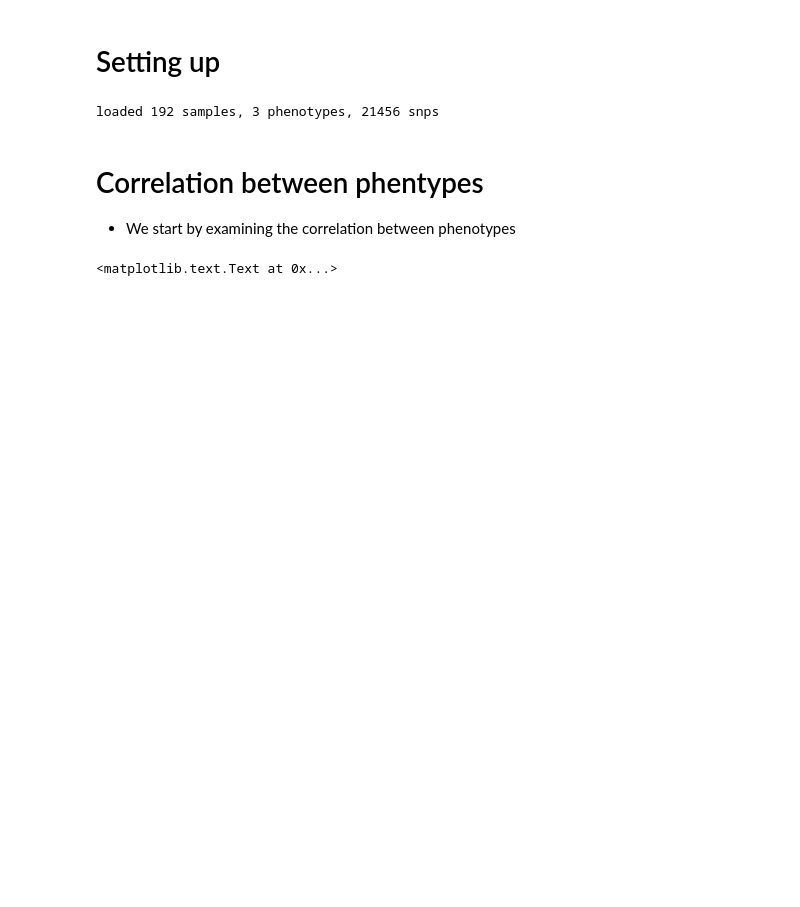
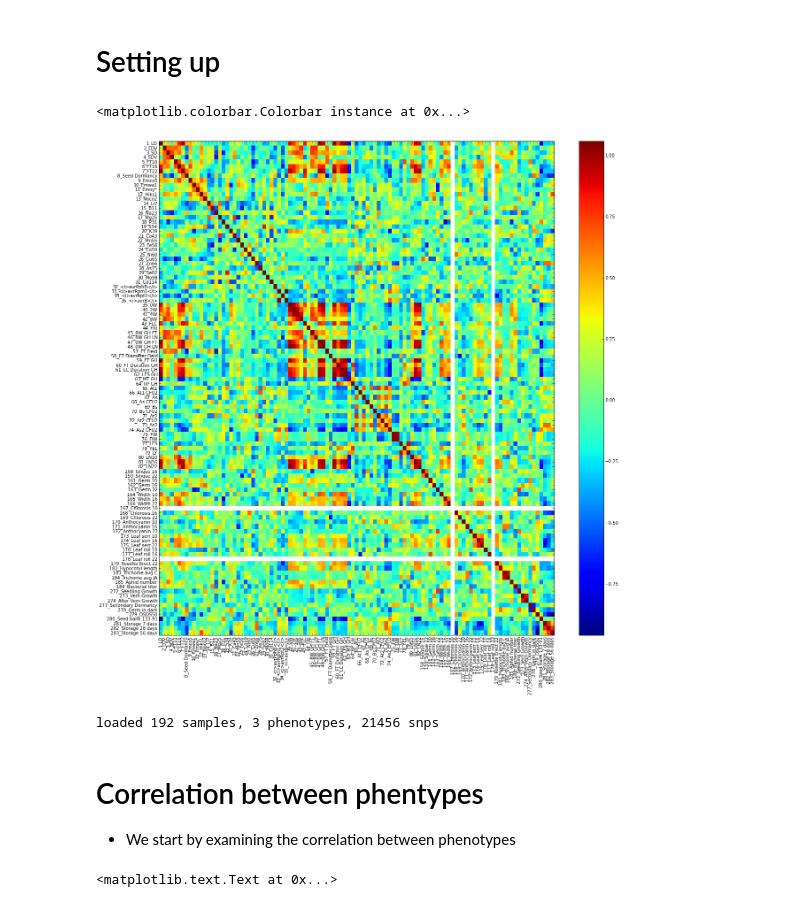
Before and after one commit to PMBio/limix-tutorials, a Jupyter notebook: LMM_multitrait/LMM_multitrait_example.ipynb, the cells around one changed output. Saved outputs shown, nothing was run; the diff lists cells and outputs as text; code cells hidden in the pictures; blank space fills up the shorter version.

```diff
--- a/LMM_multitrait/LMM_multitrait_example.ipynb
+++ b/LMM_multitrait/LMM_multitrait_example.ipynb
@@ -21 +25,15 @@ phenotype_ID =  phenotype_names[1]
+# %%
+#choosing which phentoypes to model jointly ?
+phenotypes,sample_idx = dataset.getPhenotypes(intersection=True)
+phenotype_names = dataset.phenotype_ID
+
+pl.figure(figsize=[20,20])
+Ce= sp.cov(phenotypes.values.T)
+pl.imshow(Ce,aspect='auto',interpolation='none')
+pl.xticks(sp.arange(len(phenotype_names)),phenotype_names,rotation=90)
+pl.yticks(sp.arange(len(phenotype_names)),phenotype_names,rotation=0)
+pl.colorbar()
+# %% [output]
+<matplotlib.colorbar.Colorbar instance at 0x...>
+[figure, added]
 # %%
```
Also changed, not shown: parts of 41 cells of this notebook, 2 other files.
